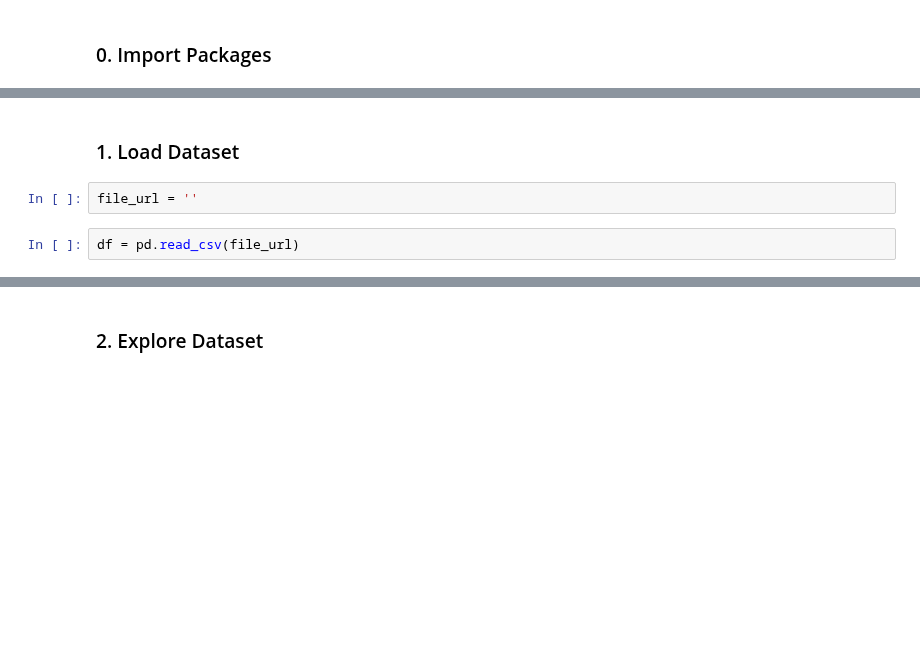
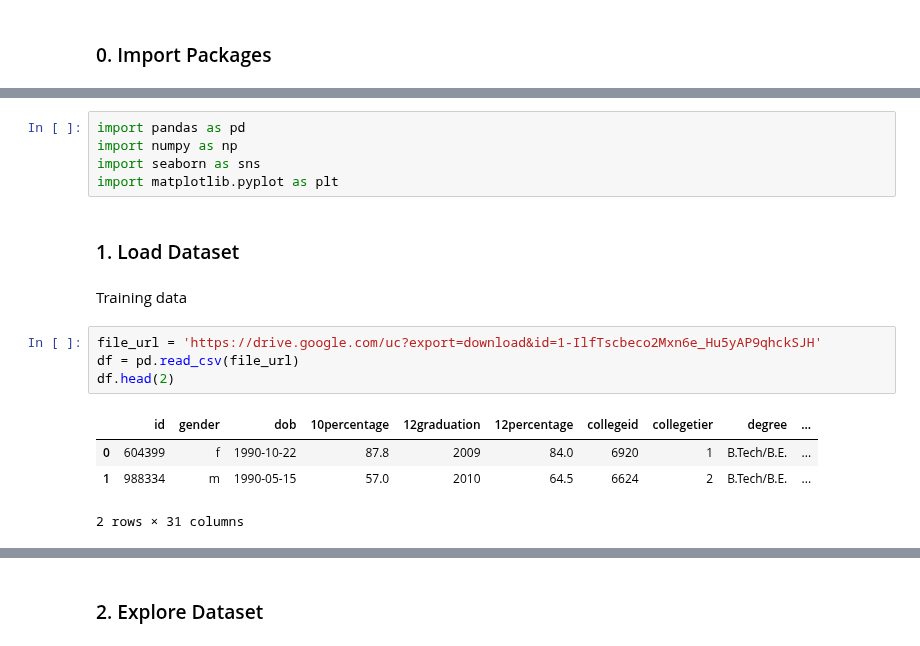
Before and after one commit to smonto43/UTS_MDSI, a Jupyter notebook: 36106MLAA/Assigment1/MLAA_Notebook_experiments.ipynb, the cells around one changed output, grey strips where cells are left out. Cells and saved outputs as stored; diff of their text form; blank space fills up the shorter version.

```diff
--- a/36106MLAA/Assigment1/MLAA_Notebook_experiments.ipynb
+++ b/36106MLAA/Assigment1/MLAA_Notebook_experiments.ipynb
@@ -13,6 +29,18 @@ import
+# %%
+import pandas as pd
+import numpy as np
+import seaborn as sns
+import matplotlib.pyplot as plt
 # %% [markdown]
 ### 1.   Load Dataset
-# %%
-file_url = ''
-# %%
-df = pd.read_csv(file_url)
+# %% [markdown]
+Training data
+# %%
+file_url = 'https://drive.google.com/uc?export=download&id=1-IlfTscbeco2Mxn6e_Hu5yAP9qhckSJH'
+df = pd.read_csv(file_url)
+df.head(2)
+# %% [output]
+|  | id | gender | dob | 10percentage | 12graduation | 12percentage | collegeid | collegetier | degree | ... |
+| 0 | 604399 | f | 1990-10-22 | 87.8 | 2009 | 84.0 | 6920 | 1 | B.Tech/B.E. | ... |
+| 1 | 988334 | m | 1990-05-15 | 57.0 | 2010 | 64.5 | 6624 | 2 | B.Tech/B.E. | ... |
+2 rows × 31 columns
```
Also changed, not shown: parts of 6 cells of this notebook.
